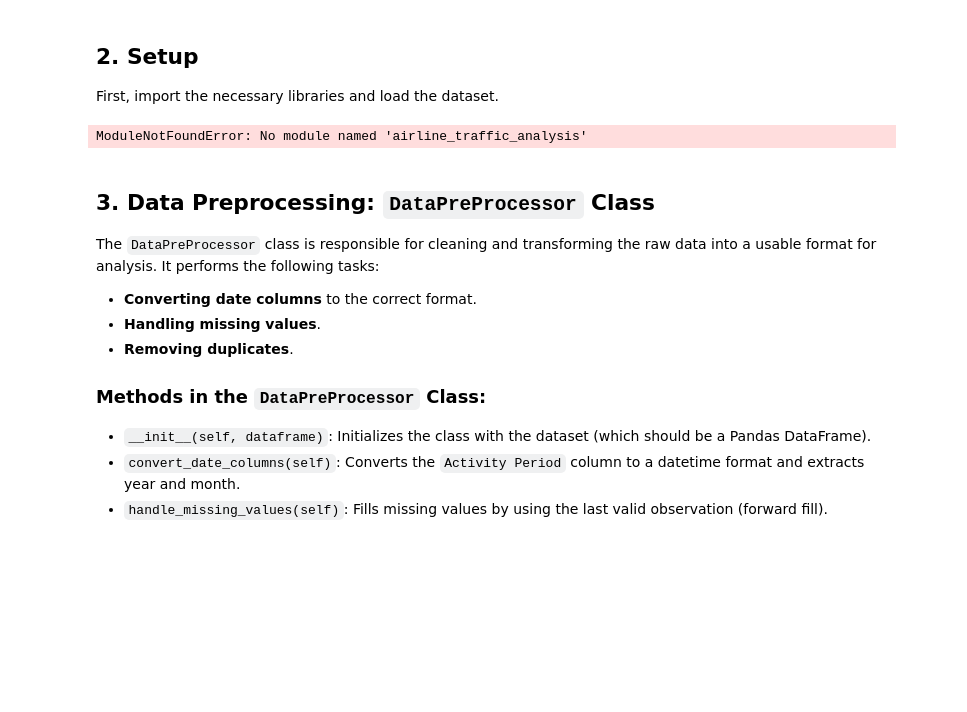
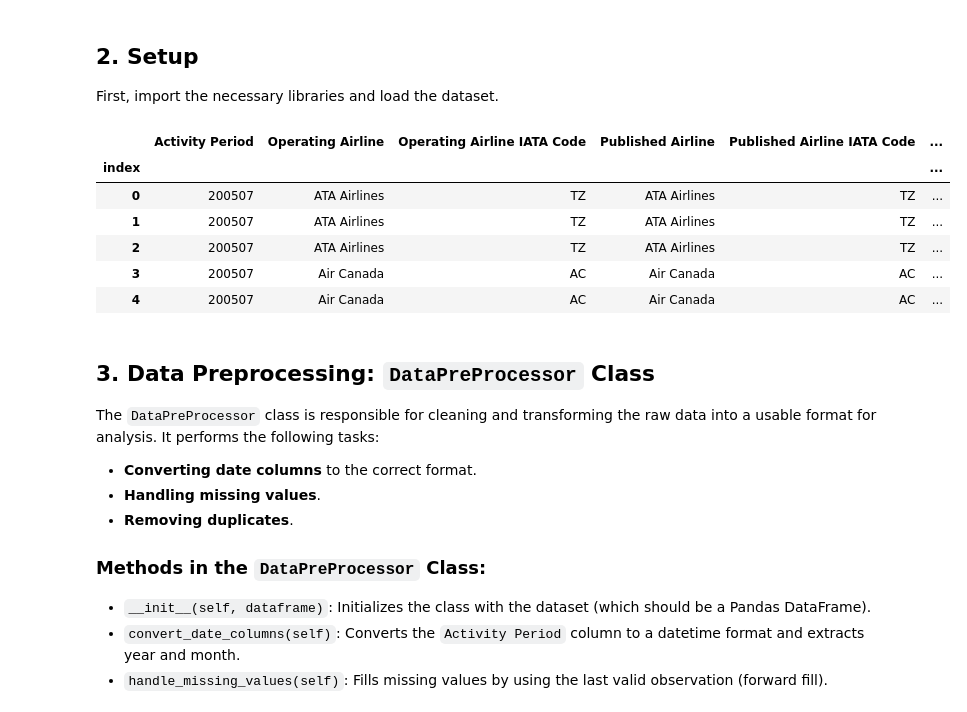
Before and after one commit to Nixaaaaa/Air-Traffic-Passenger-Statistics, a Jupyter notebook: src/airline_traffic_analysis/tutorial.ipynb, the cells around one changed output. Drawn from its saved outputs; the diff is of its cells as text; code cells hidden in the pictures; blank space fills up the shorter version.

```diff
--- a/src/airline_traffic_analysis/tutorial.ipynb
+++ b/src/airline_traffic_analysis/tutorial.ipynb
@@ -9,21 +9,22 @@ For this package, we consider airlines traffic passenger statistics data. This t
 
 First, import the necessary libraries and load the dataset.
 # %%
-import sys
-sys.path.append('./src')
+import pandas as pd
+from data_preprocess import DataPreProcessor
+from data_visualization import DataVisualizer
+from summary import DataSummary
 
-import pandas as pd
-from airline_traffic_analysis.data_preprocess import DataPreProcessor
-from airline_traffic_analysis.data_visualization import DataVisualizer
-from airline_traffic_analysis.summary import DataSummary
-
-# Load the air traffic dataset (update the path accordingly)
-df = pd.read_csv('./Air_Traffic_Passenger_Statistics.csv', index_col=0)
-
-# Display the first few rows of the dataset
+# Load the dataset - need to go up two directories
+df = pd.read_csv('../../Air_Traffic_Passenger_Statistics.csv', index_col=0)
 df.head()
 # %% [output]
-ModuleNotFoundError: No module named 'airline_traffic_analysis'
+|  | Activity Period | Operating Airline | Operating Airline IATA Code | Published Airline | Published Airline IATA Code | ... |
+| index |  |  |  |  |  | ... |
+| 0 | 200507 | ATA Airlines | TZ | ATA Airlines | TZ | ... |
+| 1 | 200507 | ATA Airlines | TZ | ATA Airlines | TZ | ... |
+| 2 | 200507 | ATA Airlines | TZ | ATA Airlines | TZ | ... |
+| 3 | 200507 | Air Canada | AC | Air Canada | AC | ... |
+| 4 | 200507 | Air Canada | AC | Air Canada | AC | ... |
 # %% [markdown]
 
 ## 3. Data Preprocessing: `DataPreProcessor` Class
```
Also changed, not shown: parts of 3 cells of this notebook.
